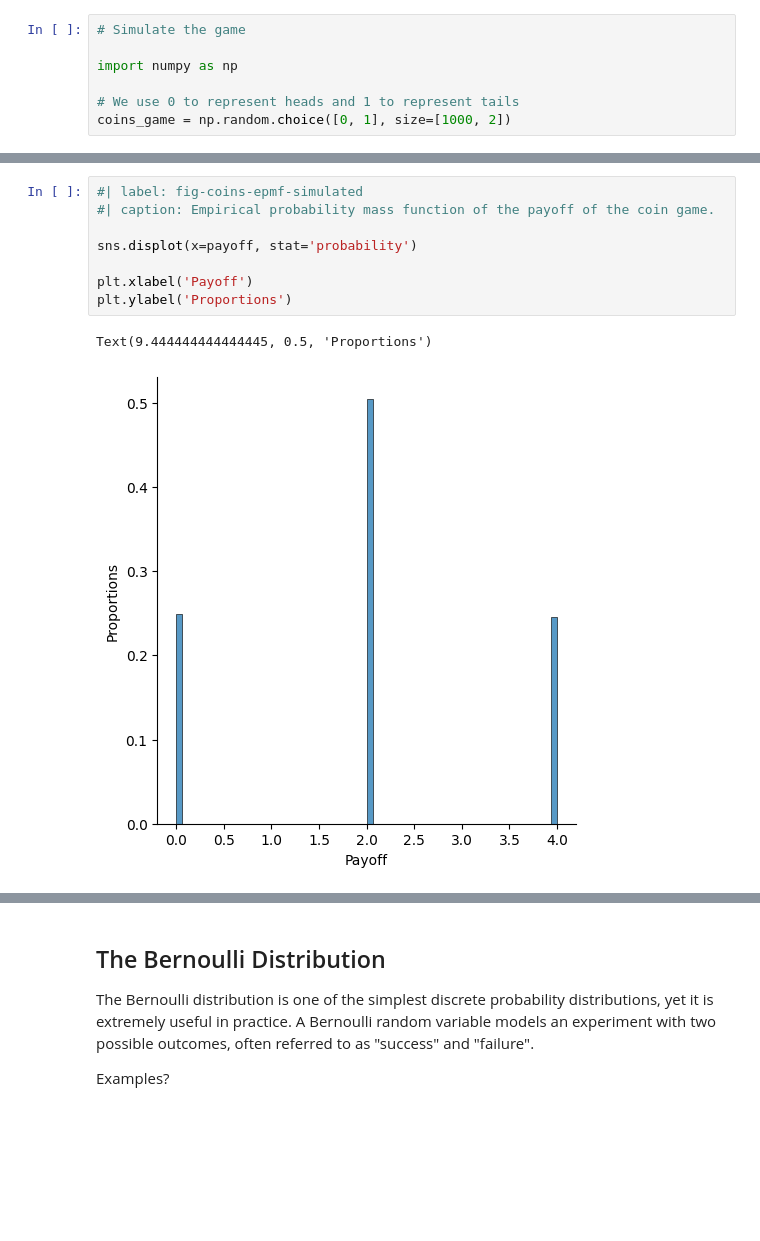
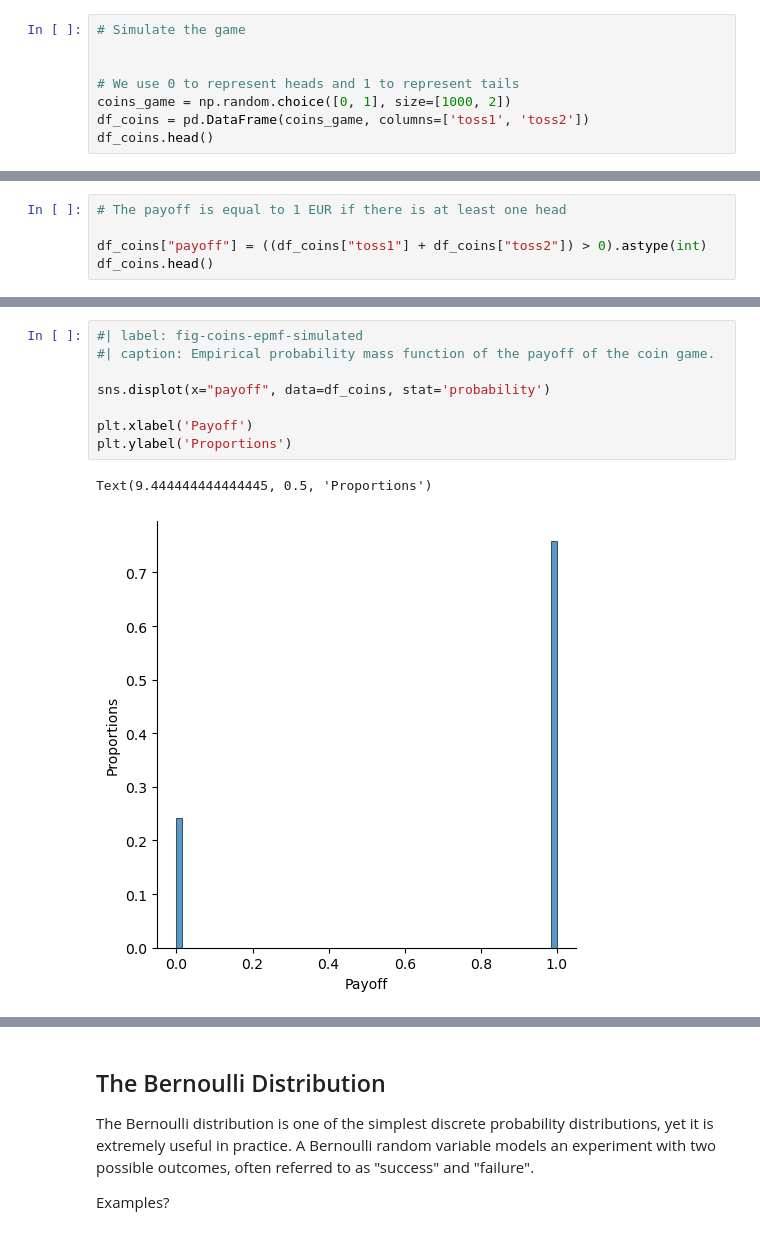
Before and after one commit to febse/stat2025, a Jupyter notebook: 06-Discrete-Random-Variables.ipynb, the cells around one changed output, grey strips where cells are left out. Cells and saved outputs as stored; diff of their text form; blank space fills up the shorter version.

```diff
--- a/06-Discrete-Random-Variables.ipynb
+++ b/06-Discrete-Random-Variables.ipynb
@@ -70,7 +65,8 @@ Text(0, 0.5, 'Probability')
 # %%
 # Simulate the game
 
-import numpy as np
 
 # We use 0 to represent heads and 1 to represent tails
 coins_game = np.random.choice([0, 1], size=[1000, 2])
+df_coins = pd.DataFrame(coins_game, columns=['toss1', 'toss2'])
+df_coins.head()
@@ -79,0 +80,5 @@ payoff = 2 * np.sum(coins_game, axis=1)
+# %%
+# The payoff is equal to 1 EUR if there is at least one head
+
+df_coins["payoff"] = ((df_coins["toss1"] + df_coins["toss2"]) > 0).astype(int)
+df_coins.head()
@@ -80,11 +109,11 @@ payoff = 2 * np.sum(coins_game, axis=1)
 # %%
 #| label: fig-coins-epmf-simulated
 #| caption: Empirical probability mass function of the payoff of the coin game.
 
-sns.displot(x=payoff, stat='probability')
+sns.displot(x="payoff", data=df_coins, stat='probability')
 
 plt.xlabel('Payoff')
 plt.ylabel('Proportions')
 # %% [output]
 Text(9.444444444444445, 0.5, 'Proportions')
-[figure, old version]
+[figure, new version]
```
Also changed, not shown: parts of 20 cells of this notebook.
